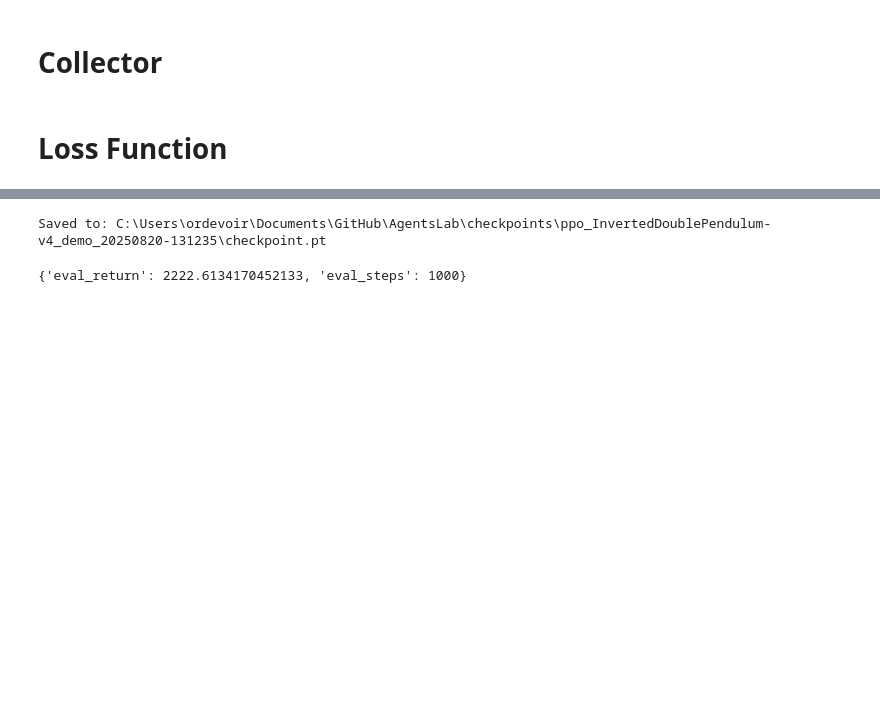
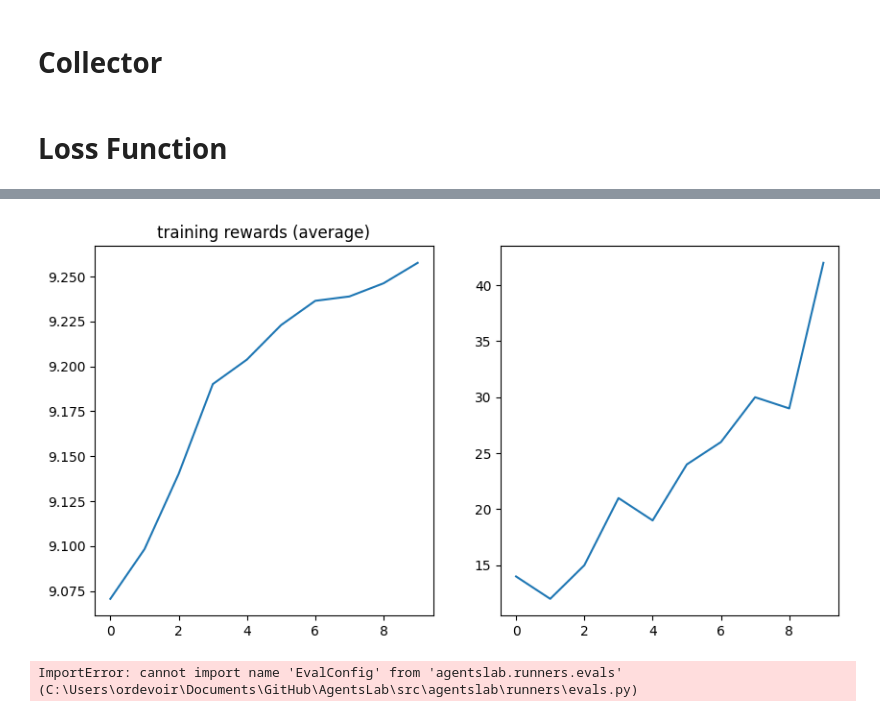
Before and after one commit to ordevoir/AgentsLab, a Jupyter notebook: notebooks/ppo_gym.ipynb, the cells around one changed output, grey strips where cells are left out. Cells and saved outputs as stored; diff of their text form; code cells hidden in the pictures; blank space fills up the shorter version.

```diff
--- a/notebooks/ppo_gym.ipynb
+++ b/notebooks/ppo_gym.ipynb
@@ -1,11 +1,11 @@
 # %%
 # Cell 1: Общее конфигурирование
-
 from agentslab.utils.device import resolve_device
 from agentslab.utils.seeding import set_global_seed
 from pathlib import Path
 
 device = resolve_device()
+print('Device:', device)
 
 seed = 42
 set_global_seed(seed, deterministic=True)
@@ -13,5 +13,6 @@ set_global_seed(seed, deterministic=True)
 ROOT = Path('..').resolve()
 ALGO_NAME, ENV_NAME = "ppo", "pendulum"
 ENV_ID = "InvertedDoublePendulum-v4"
+ENV_ID = "CartPole-v1"
 # %% [output]
 warning: cuda is not abvailable! cpu is using
@@ -91,8 +101,8 @@ frames_per_batch = 1000
 total_frames = 10_000
 
 collector = SyncDataCollector(
-    env,
-    actor,
+    create_env_fn=env,
+    policy=actor,
     frames_per_batch=frames_per_batch,
     total_frames=total_frames,
     split_trajs=False,
@@ -236,3 +299,15 @@ d["b"]
+# %%
+import matplotlib.pyplot as plt
+
+plt.figure(figsize=(10, 5))
+plt.subplot(1, 2, 1)
+plt.plot(logs["reward"])
+plt.title("training rewards (average)")
+plt.subplot(1, 2, 2)
+plt.plot(logs["step_count"])
+plt.show()
+# %% [output]
+[figure, added]
 # %%
 # Cell 3: Конфигурирование trainer и запуск обучения
 from agentslab.runners.trainers import PPOTrainer, PPOTrainerConfig
@@ -264,14 +339,12 @@ trainer.train(evaluator=evaluator)
 ckpt_path = save_checkpoint(run_ckpt_dir, actor, critic, None, None, extra={'iter_done': trainer_cfg.total_frames // trainer_cfg.frames_per_batch})
 print('Saved to:', ckpt_path)
 # %% [output]
-Saved to: C:\Users\ordevoir\Documents\GitHub\AgentsLab\checkpoints\ppo_InvertedDoublePendulum-v4_demo_20250820-131235\checkpoint.pt
+ImportError: cannot import name 'EvalConfig' from 'agentslab.runners.evals' (C:\Users\ordevoir\Documents\GitHub\AgentsLab\src\agentslab\runners\evals.py)
 # %%
 # Cell 4: Конфигурирование и оценка модели
 from agentslab.runners.evals import EvalConfig, evaluate_policy
 eval_res = evaluate_policy(env, actor, EvalConfig(steps=1000, device=device))
 eval_res
-# %% [output]
-{'eval_return': 2222.6134170452133, 'eval_steps': 1000}
 # %%
 # Cell 5: Построение графиков по логам (matplotlib)
 import matplotlib.pyplot as plt
```
Also changed, not shown: parts of 22 cells of this notebook, 1 other file.
